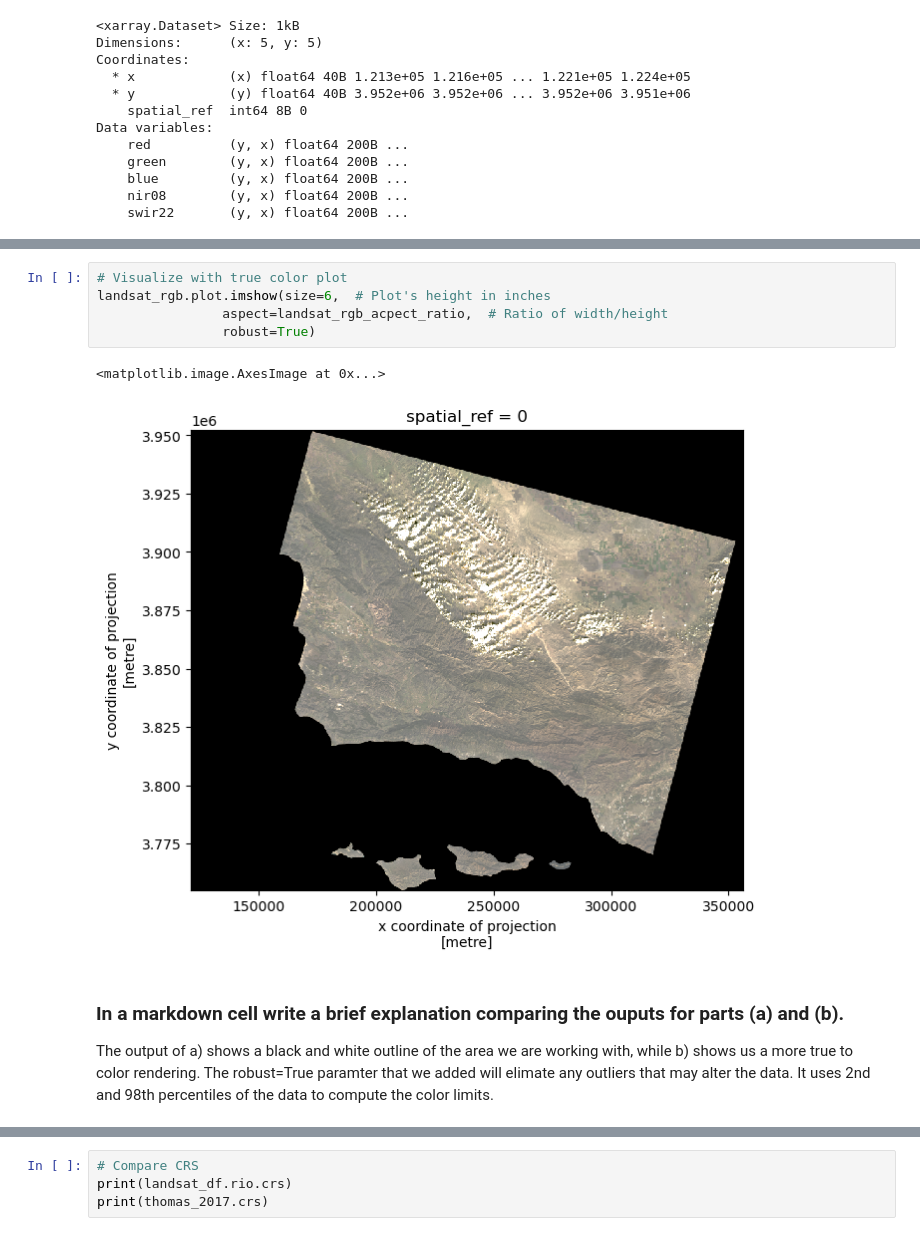
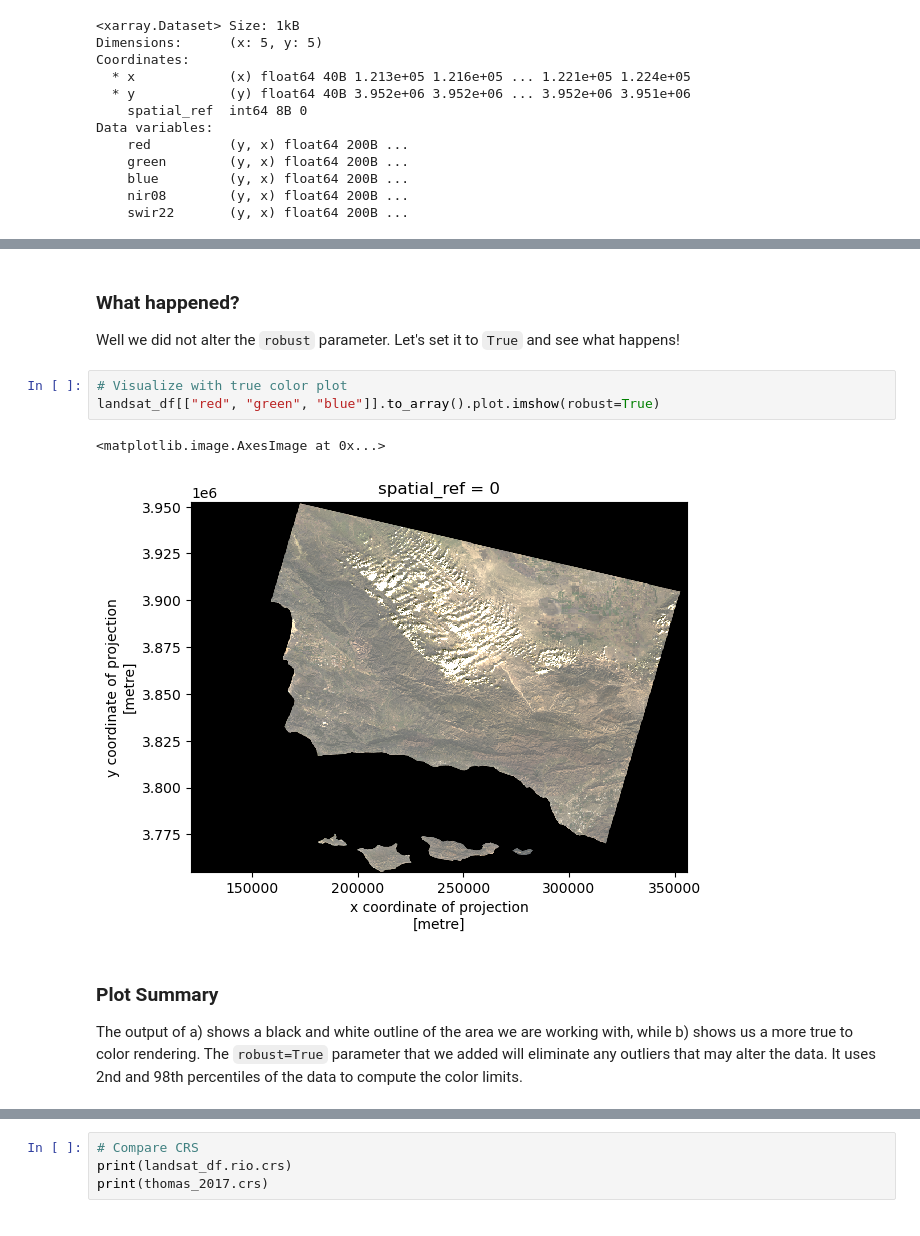
Before and after one commit to imsibaja/eds220-hw4, a Jupyter notebook: hwk4-task2-false-color-MORRIS-SIBAJA.ipynb, the cells around one changed output, grey strips where cells are left out. Cells and saved outputs as stored; diff of their text form.

```diff
--- a/hwk4-task2-false-color-MORRIS-SIBAJA.ipynb
+++ b/hwk4-task2-false-color-MORRIS-SIBAJA.ipynb
@@ -150,12 +165,14 @@ HINT: Check the robust parameter. The issue here is the clouds: their RGB values
+# %% [markdown]
+### What happened?
+
+Well we did not alter the `robust` parameter. Let's set it to `True` and see what happens!
 # %%
 # Visualize with true color plot
-landsat_rgb.plot.imshow(size=6,  # Plot's height in inches
-                aspect=landsat_rgb_acpect_ratio,  # Ratio of width/height
-                robust=True)
+landsat_df[["red", "green", "blue"]].to_array().plot.imshow(robust=True)
 # %% [output]
 <matplotlib.image.AxesImage at 0x...>
-[figure, old version]
+[figure, new version]
 # %% [markdown]
-### In a markdown cell write a brief explanation comparing the ouputs for parts (a) and (b).
+### Plot Summary
 
-The output of a) shows a black and white outline of the area we are working with, while b) shows us a more true to color rendering. The robust=True paramter that we added will elimate any outliers that may alter the data. It uses 2nd and 98th percentiles of the data to compute the color limits.
+The output of a) shows a black and white outline of the area we are working with, while b) shows us a more true to color rendering. The `robust=True` parameter that we added will eliminate any outliers that may alter the data. It uses 2nd and 98th percentiles of the data to compute the color limits.
```
Also changed, not shown: parts of 30 cells of this notebook, 1 other file.
